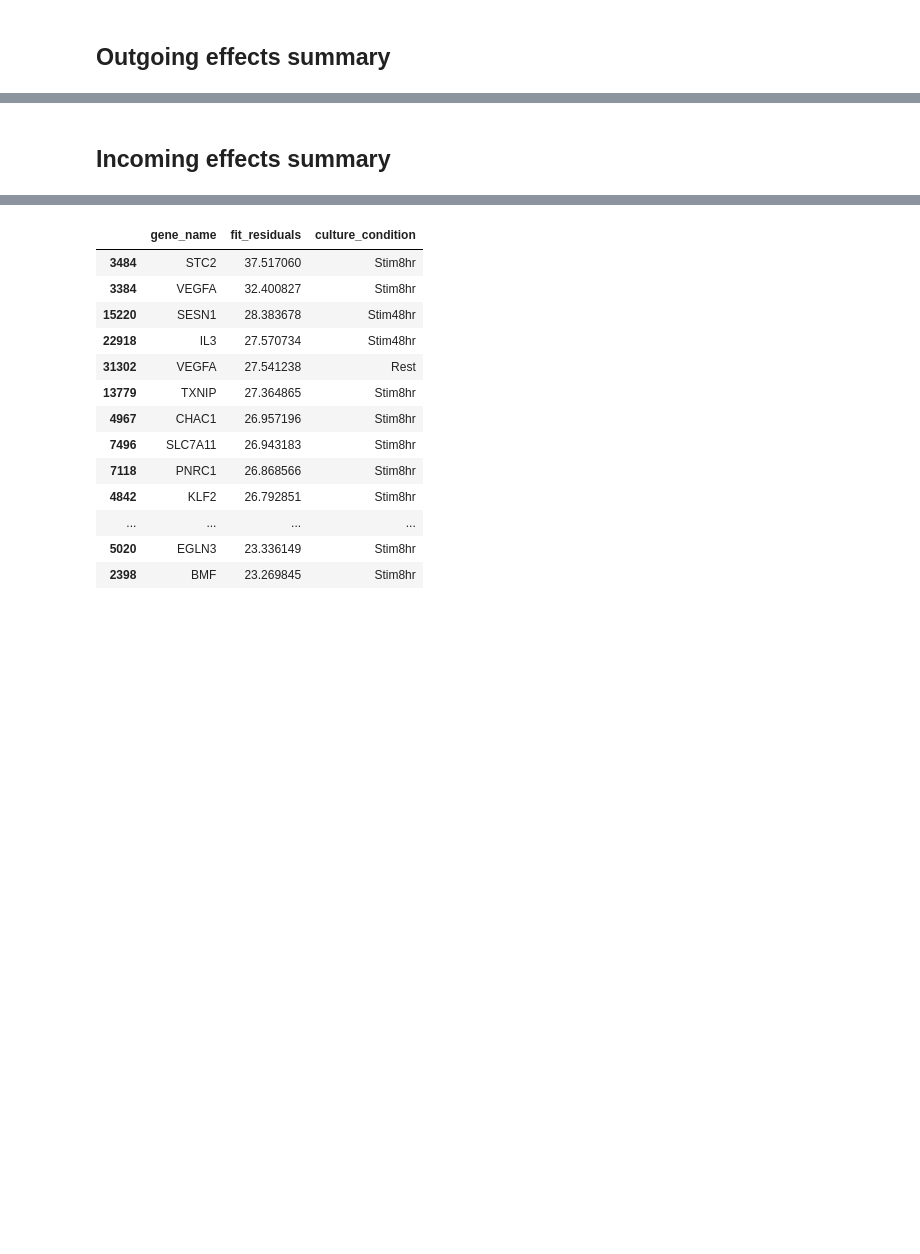
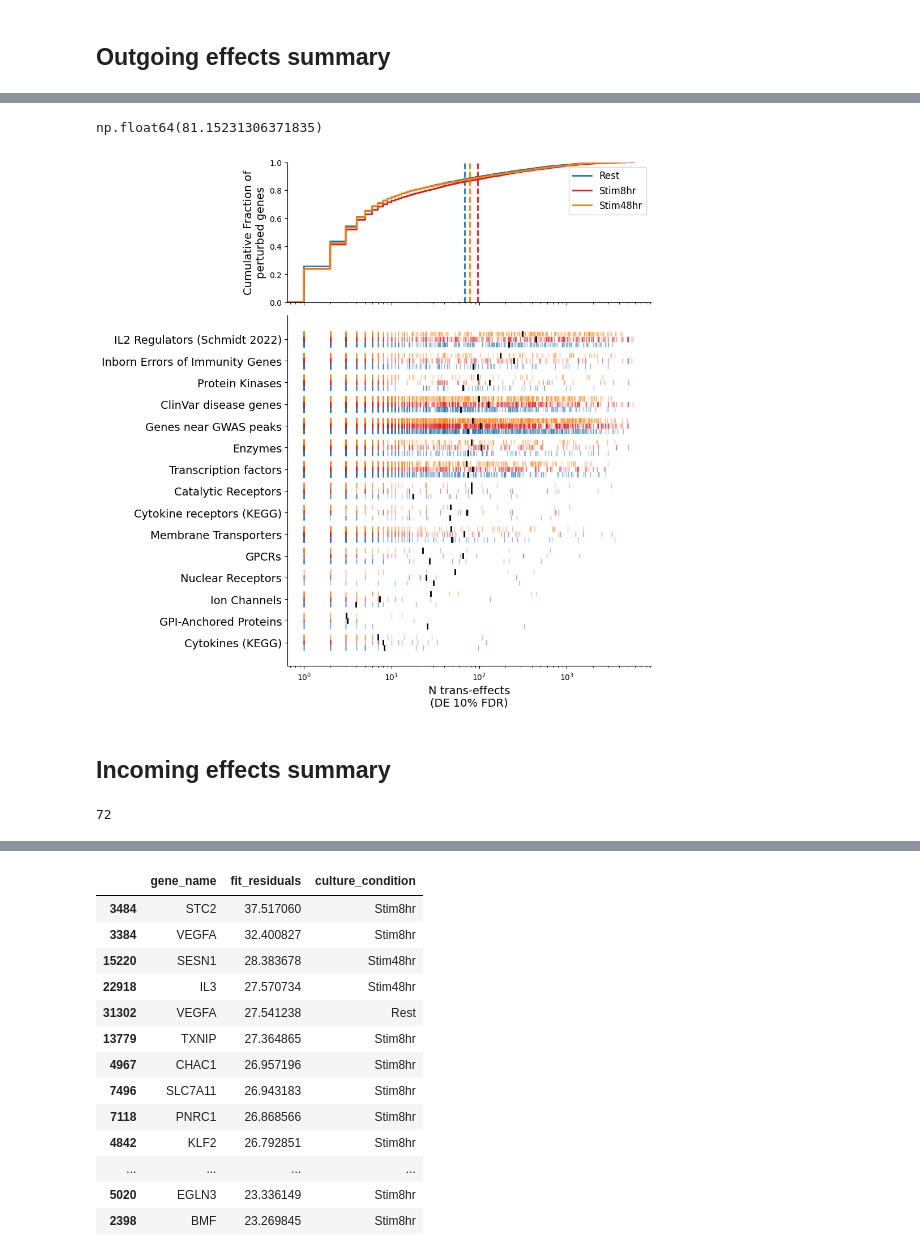
Before and after one commit to emdann/GWT_perturbseq_analysis_2025, a Jupyter notebook: src/3_DE_analysis/DE_results_figure.ipynb, the cells around one changed output, grey strips where cells are left out. Saved outputs shown, nothing was run; the diff lists cells and outputs as text; code cells hidden in the pictures; blank space fills up the shorter version.

```diff
--- a/src/3_DE_analysis/DE_results_figure.ipynb
+++ b/src/3_DE_analysis/DE_results_figure.ipynb
@@ -349,10 +374,14 @@ plt.tight_layout()
+# %%
+df_filtered[df_filtered['grp'] == 'all genes']['X'].mean()
+# %% [output]
+np.float64(81.15231306371835)
 # %%
 # Calculate mean log_X for each group and sort
 group_means = df_filtered.groupby('grp')['X'].mean().sort_values()
 sorted_groups = group_means.index.tolist()
 
 # Create figure with 2 subplots in one column
-fig, axes = plt.subplots(2, 1, figsize=(10, 10), height_ratios=[1, 2.5], sharex=False)
+fig, axes = plt.subplots(2, 1, figsize=(10, 10), height_ratios=[1, 2.5], sharex=True)
 
 # Get all genes data for histograms
 all_genes_data = df_filtered[df_filtered.grp == 'all genes']
@@ -362,29 +391,23 @@ condition_colors = palettes['culture_condition']
 
 # Plot density lines in top subplot
 for condition, data in all_genes_data.groupby('condition'):
-    sns.kdeplot(data=data, x='X', ax=axes[0],
-                color=condition_colors[condition], alpha=0.5,
-                label=condition, linewidth=2, log_scale=True,
-                clip=(data['X'].min(), data['X'].max())
-                )
+    # Plot Empirical Cumulative Distribution Function (ECDF)
+    sns.ecdfplot(data=data, x='X', ax=axes[0],
+                 color=condition_colors[condition],
+                 label=condition, linewidth=2, log_scale=True)
+
     # Add mean as vertical line in same color
     mean_val = data['X'].mean()
-
-    # axes[0].hist(np.log10(data['X']), bins=100,
-    #              color=condition_colors[condition], alpha=0.5,
-    #              label=condition, histtype='step')
-    # # axes[0].set_xscale('log')
-    # # Add mean as vertical line in same color
-    # mean_val = np.log10(data['X'].mean())
     axes[0].axvline(mean_val, color=condition_colors[condition],
                     linestyle='--', linewidth=2)
 
 # Add vertical line at x=0
 axes[0].axvline(0, color='grey', linestyle=':', linewidth=1)
-axes[0].set_xlabel('', fontsize=14)
-axes[0].set_ylabel('# perturbed targets genes', fontsize=14)
+axes[0].set_xlabel('N trans-effects', fontsize=14)
+axes[0].set_ylabel('Cumulative Fraction of\nperturbed genes', fontsize=14)
 axes[0].tick_params(axis='both', labelsize=10)
 axes[0].legend(fontsize=12)
+# axes[0].set_xscale('log')  # Set x-axis to log scale
 sns.despine(ax=axes[0])
 # axes[0].set_xscale('log')  # Set x-axis to log scale
 
@@ -403,35 +426,41 @@ for j, group in enumerate(sorted_groups_with_data):
     group_data = filtered_data[filtered_data['grp'] == group]
 
     # Calculate offsets for each condition to dodge the lines
     conditions = list(condition_colors.keys())
     offsets = {cond: (i-1)*0.25 for i, cond in enumerate(conditions)}
 
     for condition, condition_data in group_data.groupby('condition'):
         # Plot horizontal lines for each gene in this group, with offset
         y_offset = j + offsets[condition]
         for _, gene in condition_data.iterrows():
             axes[1].plot([gene['X'], gene['X']],
                         [y_offset-0.1, y_offset+0.1],
                         color=condition_colors[condition],
                         alpha=0.5, linewidth=1)
 
         # Calculate and plot mean line with same offset
         mean_x = condition_data['X'].mean()
         axes[1].plot([mean_x, mean_x],
                     [y_offset-0.1, y_offset+0.1],
                     color='black',
                     linewidth=2, zorder=10)
 
 axes[1].set_yticks(range(len(sorted_groups_with_data)))
 axes[1].set_yticklabels(sorted_groups_with_data, fontsize=14)
 axes[1].set_xlabel('N trans-effects\n(DE 10% FDR)', fontsize=14)
 axes[1].tick_params(axis='x', labelsize=10)
 axes[1].set_xscale('log')  # Set x-axis to log scale
 sns.despine(ax=axes[1])
 
 plt.tight_layout()
+# %% [output]
+[figure, added]
 # %% [markdown]
 ## Incoming effects summary
+# %%
+DE_stats_genes.n_regulators == 0
+# %% [output]
+72
 # %%
 DE_stats_genes = DE_stats_genes[DE_stats_genes['baseMean'] > 0]
 
```
Also changed, not shown: parts of 9 cells of this notebook, 27 other files.
